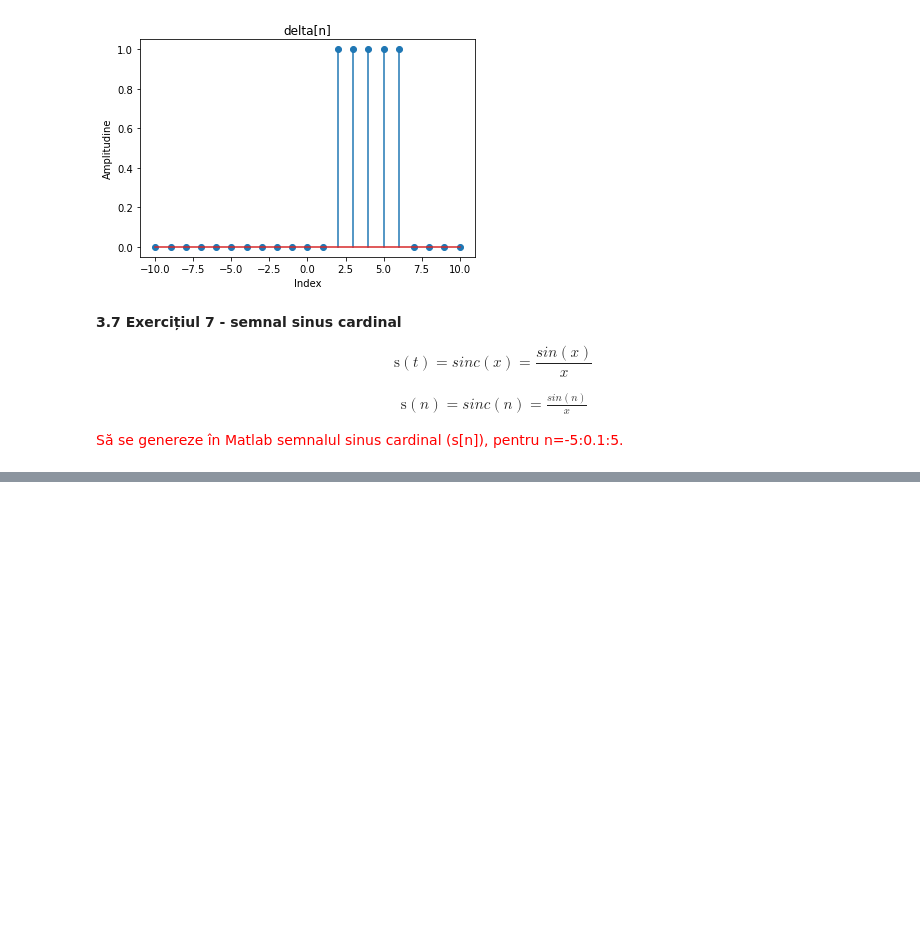
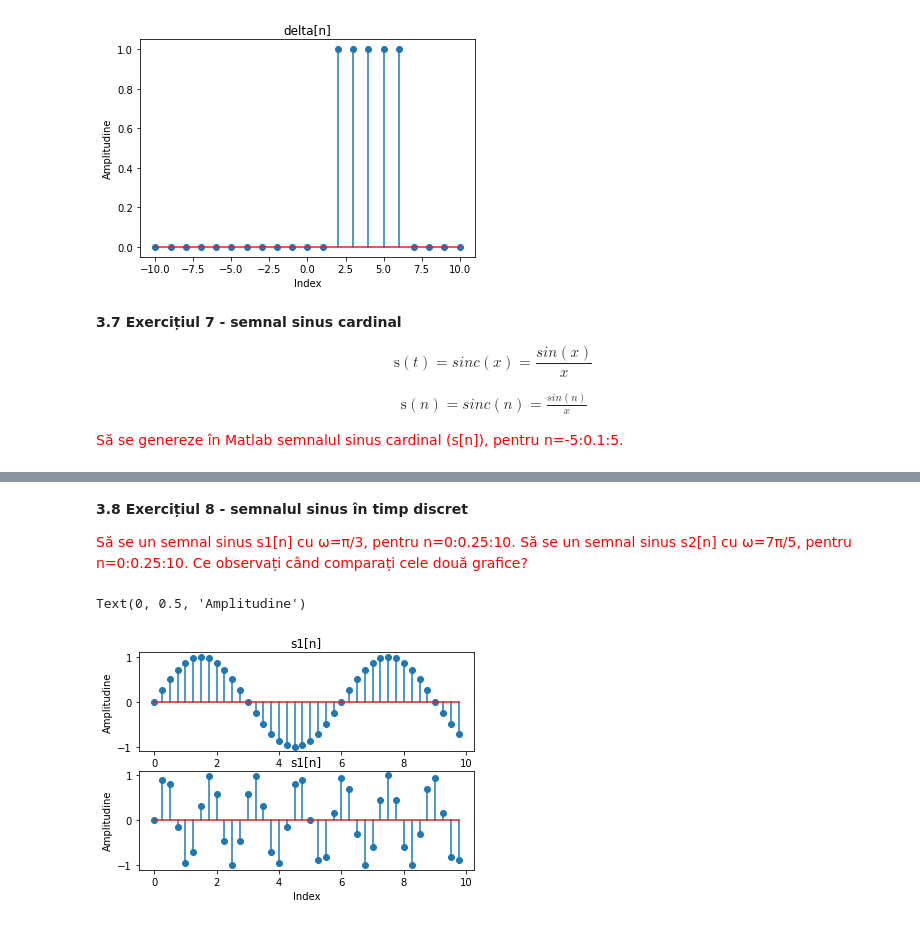
Before and after one commit to vladbstr/Python-Files-Tasks, a Jupyter notebook: lab2.ipynb, the cells around one changed output, grey strips where cells are left out. Cells and saved outputs as stored; diff of their text form; code cells hidden in the pictures; blank space fills up the shorter version.

```diff
--- a/lab2.ipynb
+++ b/lab2.ipynb
@@ -200,0 +202,24 @@ TypeError: ignored
+# %% [markdown]
+**3.8 Exercițiul 8 - semnalul sinus în timp discret**
+
+<font color='red'> Să se un semnal sinus s1[n] cu ω=π/3, pentru n=0:0.25:10. Să se un semnal sinus s2[n]
+cu ω=7π/5, pentru n=0:0.25:10. Ce observați când comparați cele două grafice?</font>
+# %%
+x = np.arange(0, 10, 0.25)
+omega1=np.pi/3
+s1=np.sin(x*omega1)
+plt.subplot(211)
+plt.stem(x, s1)
+plt.title('s1[n]')
+plt.xlabel('Index')
+plt.ylabel('Amplitudine')
+omega2=7*np.pi/5
+s2=np.sin(x*omega2)
+plt.subplot(212)
+plt.stem(x, s2)
+plt.title('s1[n]')
+plt.xlabel('Index')
+plt.ylabel('Amplitudine')
+# %% [output]
+Text(0, 0.5, 'Amplitudine')
+[figure, added]
```
Also changed, not shown: parts of 12 cells of this notebook.
